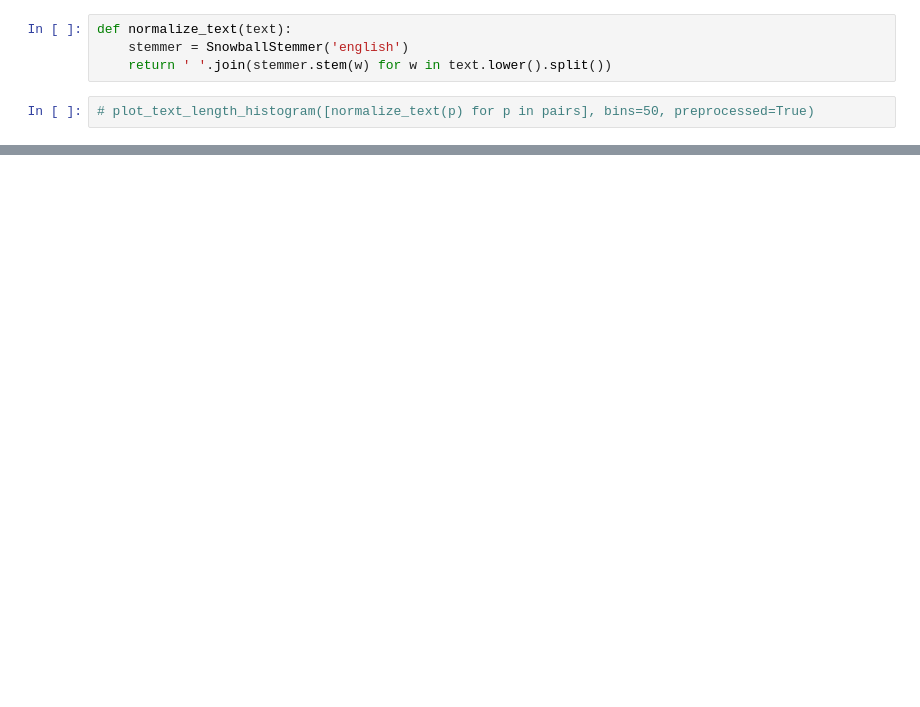
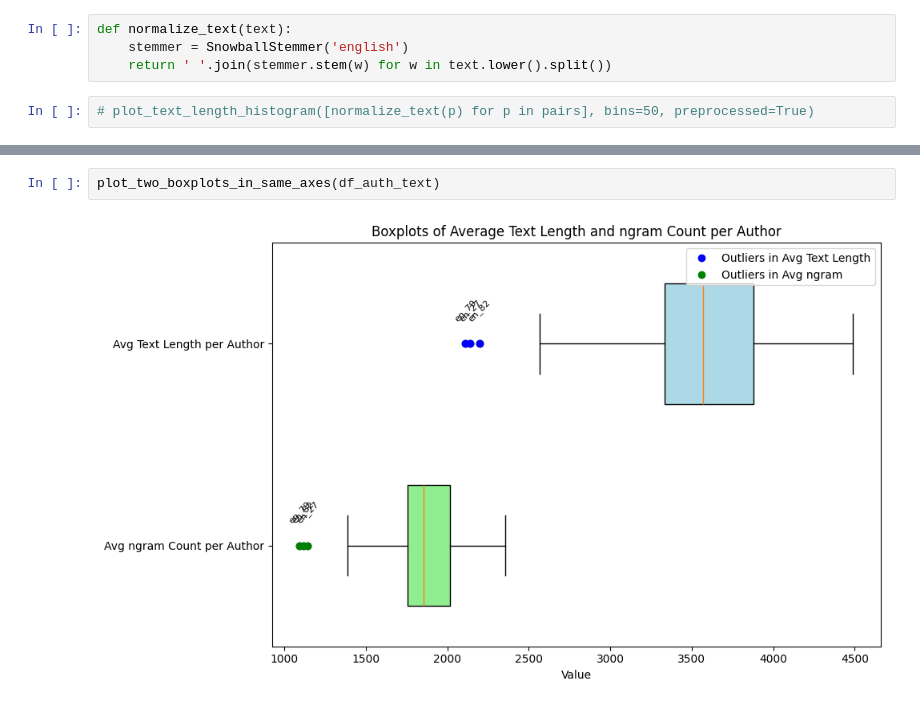
Before and after one commit to webis-de/emnlp26-impostors-method-llm-hard-negatives, a Jupyter notebook: notebooks/explore_data.ipynb, the cells around one changed output, grey strips where cells are left out. Saved outputs shown, nothing was run; the diff lists cells and outputs as text; blank space fills up the shorter version.

```diff
--- a/notebooks/explore_data.ipynb
+++ b/notebooks/explore_data.ipynb
@@ -82,0 +183,4 @@ Average number of 4-grams per pair: 1815.37
+# %%
+plot_two_boxplots_in_same_axes(df_auth_text)
+# %% [output]
+[figure, added]
```
Also changed, not shown: parts of 9 cells of this notebook.
